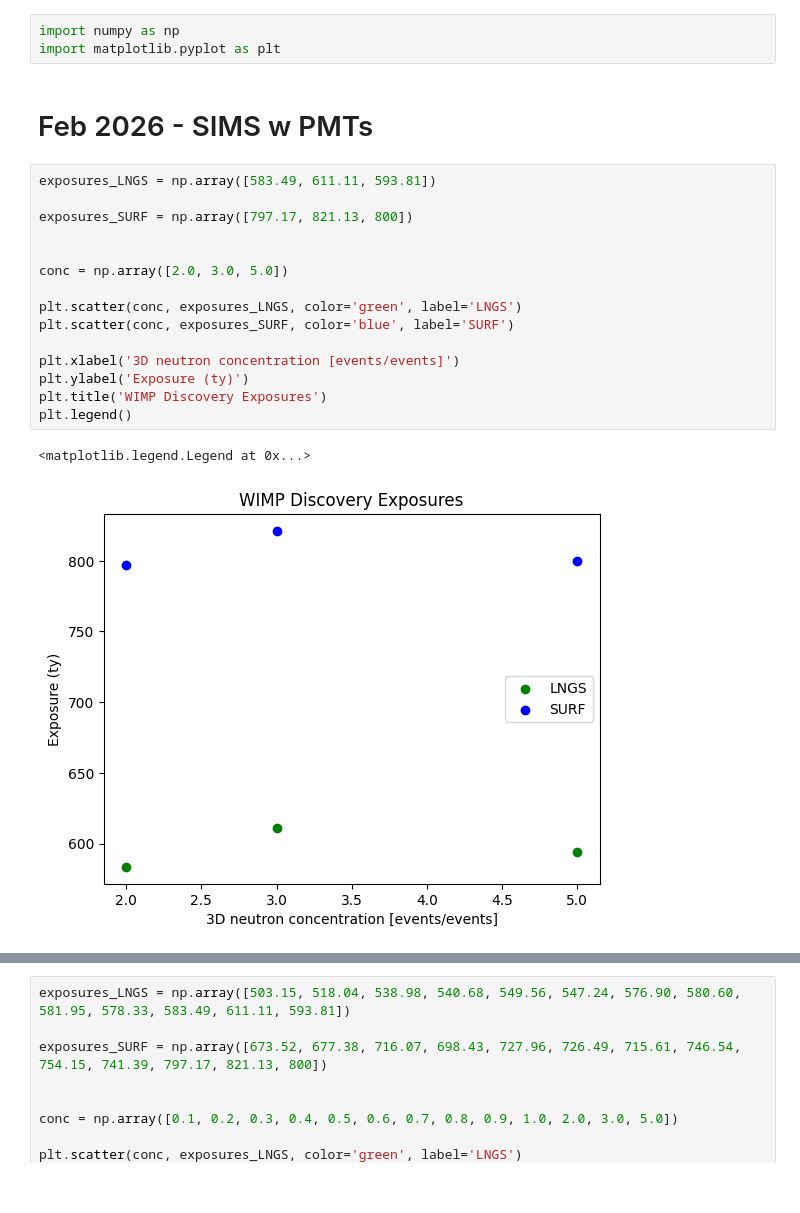
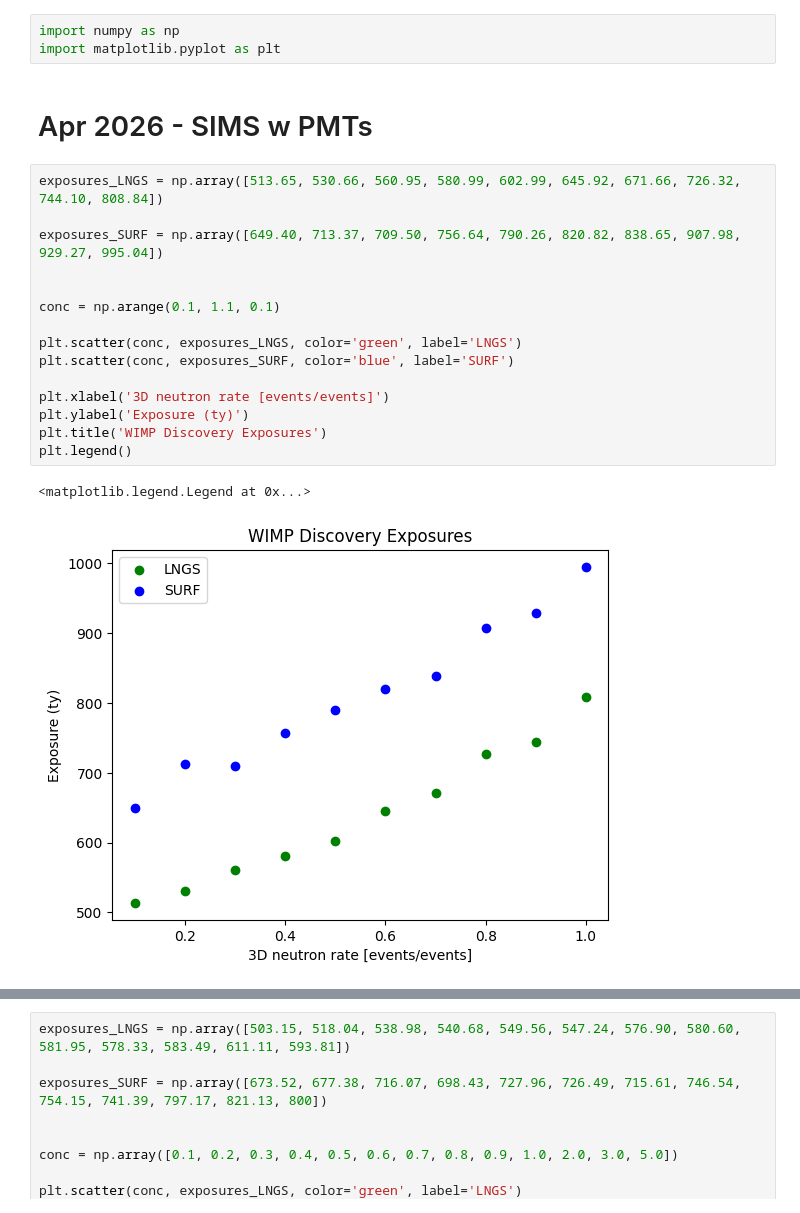
Before and after one commit to robertsjames/FlameFitSimple, a Jupyter notebook: python_notebooks/Exposures_vs_Rate_plots.ipynb, the cells around one changed output, grey strips where cells are left out. Drawn from its saved outputs; the diff is of its cells as text.

```diff
--- a/python_notebooks/Exposures_vs_Rate_plots.ipynb
+++ b/python_notebooks/Exposures_vs_Rate_plots.ipynb
@@ -2,22 +2,22 @@
 import numpy as np
 import matplotlib.pyplot as plt
 # %% [markdown]
-# Feb 2026 - SIMS w PMTs
+# Apr 2026 - SIMS w PMTs
 # %%
-exposures_LNGS = np.array([583.49, 611.11, 593.81])
+exposures_LNGS = np.array([513.65, 530.66, 560.95, 580.99, 602.99, 645.92, 671.66, 726.32, 744.10, 808.84])
 
-exposures_SURF = np.array([797.17, 821.13, 800])
+exposures_SURF = np.array([649.40, 713.37, 709.50, 756.64, 790.26, 820.82, 838.65, 907.98, 929.27, 995.04])
 
 
-conc = np.array([2.0, 3.0, 5.0])
+conc = np.arange(0.1, 1.1, 0.1)
 
 plt.scatter(conc, exposures_LNGS, color='green', label='LNGS')
 plt.scatter(conc, exposures_SURF, color='blue', label='SURF')
 
-plt.xlabel('3D neutron concentration [events/events]')
+plt.xlabel('3D neutron rate [events/events]')
 plt.ylabel('Exposure (ty)')
 plt.title('WIMP Discovery Exposures')
 plt.legend()
 # %% [output]
 <matplotlib.legend.Legend at 0x...>
-[figure, old version]
+[figure, new version]
```
Also changed, not shown: parts of 3 cells of this notebook, 6 other files.
